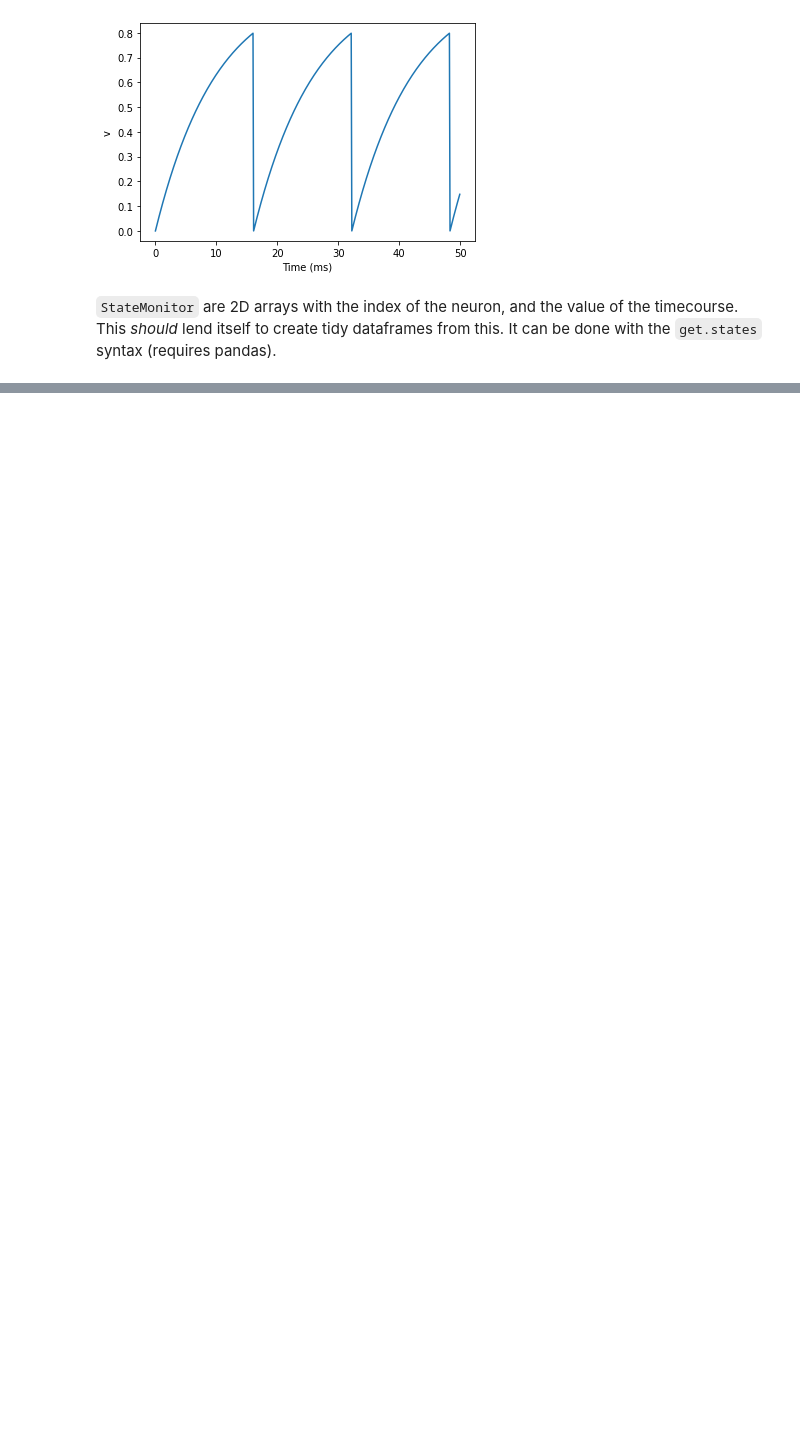
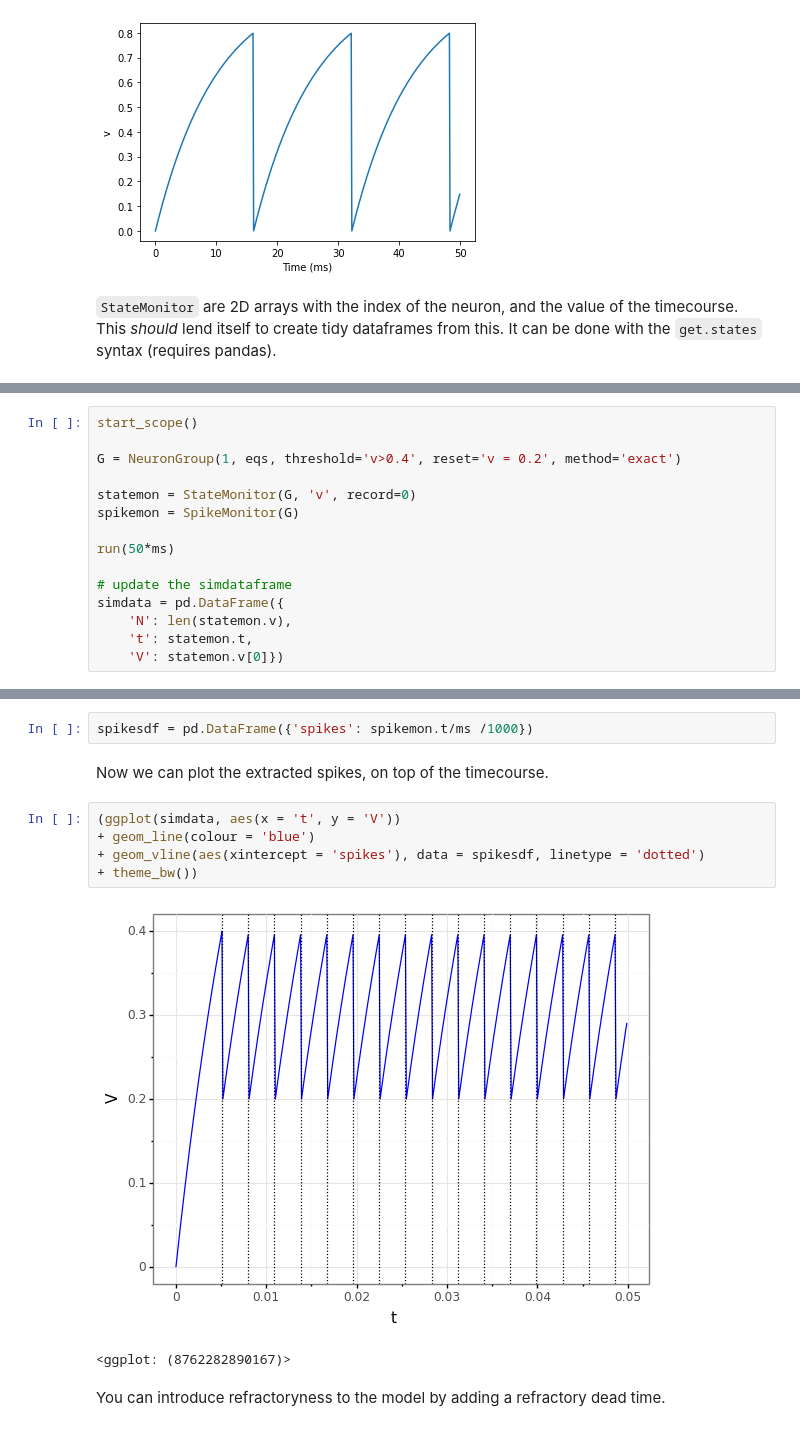
Before and after one commit to linusconrad/neurodynamics-learning, a Jupyter notebook: Linus-neurodyn-notes.ipynb, the cells around one changed output, grey strips where cells are left out. Saved outputs shown, nothing was run; the diff lists cells and outputs as text; blank space fills up the shorter version.

```diff
--- a/Linus-neurodyn-notes.ipynb
+++ b/Linus-neurodyn-notes.ipynb
@@ -124,0 +122,15 @@ Try to explore the tidy set created.
+# %%
+start_scope()
+
+G = NeuronGroup(1, eqs, threshold='v>0.4', reset='v = 0.2', method='exact')
+
+statemon = StateMonitor(G, 'v', record=0)
+spikemon = SpikeMonitor(G)
+
+run(50*ms)
+
+# update the simdataframe
+simdata = pd.DataFrame({
+    'N': len(statemon.v),
+    't': statemon.t,
+    'V': statemon.v[0]})
@@ -124,0 +142,14 @@ Try to explore the tidy set created.
+# %%
+spikesdf = pd.DataFrame({'spikes': spikemon.t/ms /1000})
+# %% [markdown]
+Now we can plot the extracted spikes, on top of the timecourse.
+# %%
+(ggplot(simdata, aes(x = 't', y = 'V'))
++ geom_line(colour = 'blue')
++ geom_vline(aes(xintercept = 'spikes'), data = spikesdf, linetype = 'dotted')
++ theme_bw())
+# %% [output]
+[figure, added]
+<ggplot: (8762282890167)>
+# %% [markdown]
+You can introduce refractoryness to the model by adding a refractory dead time.
```
Also changed, not shown: parts of 9 cells of this notebook, 1 other file.
